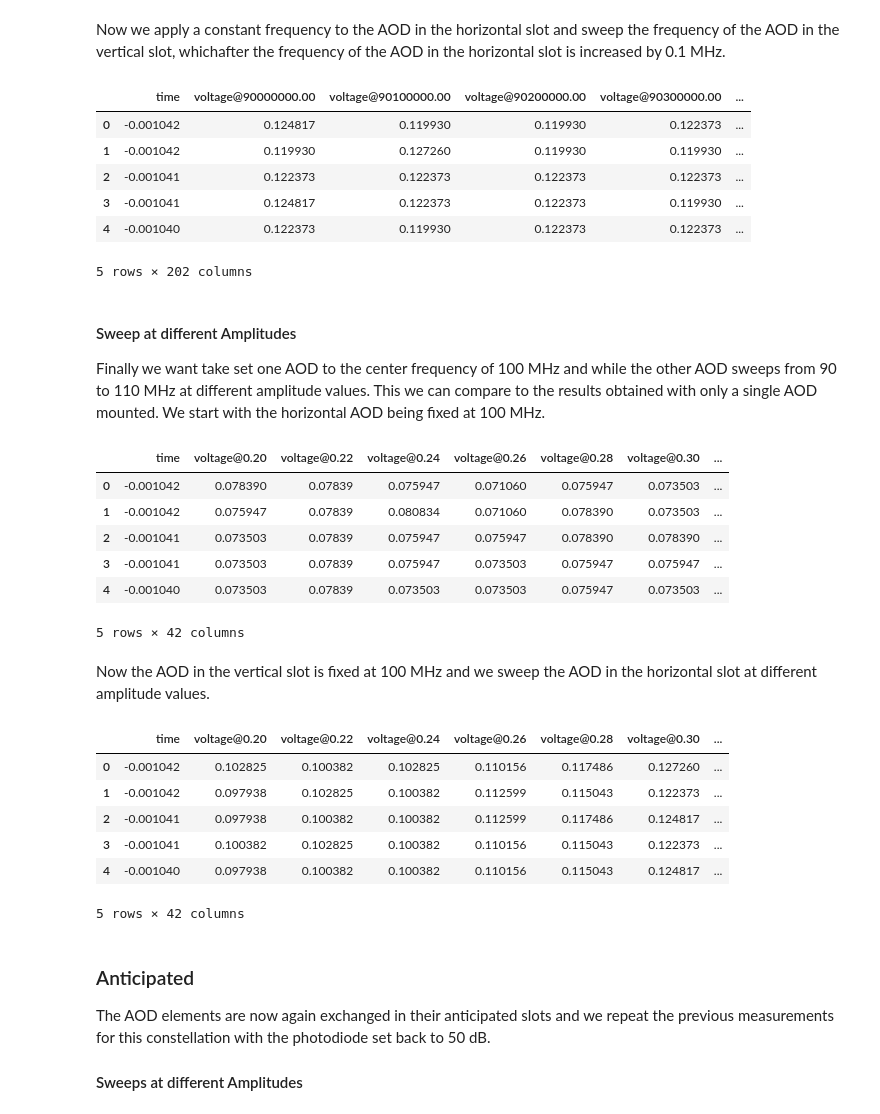
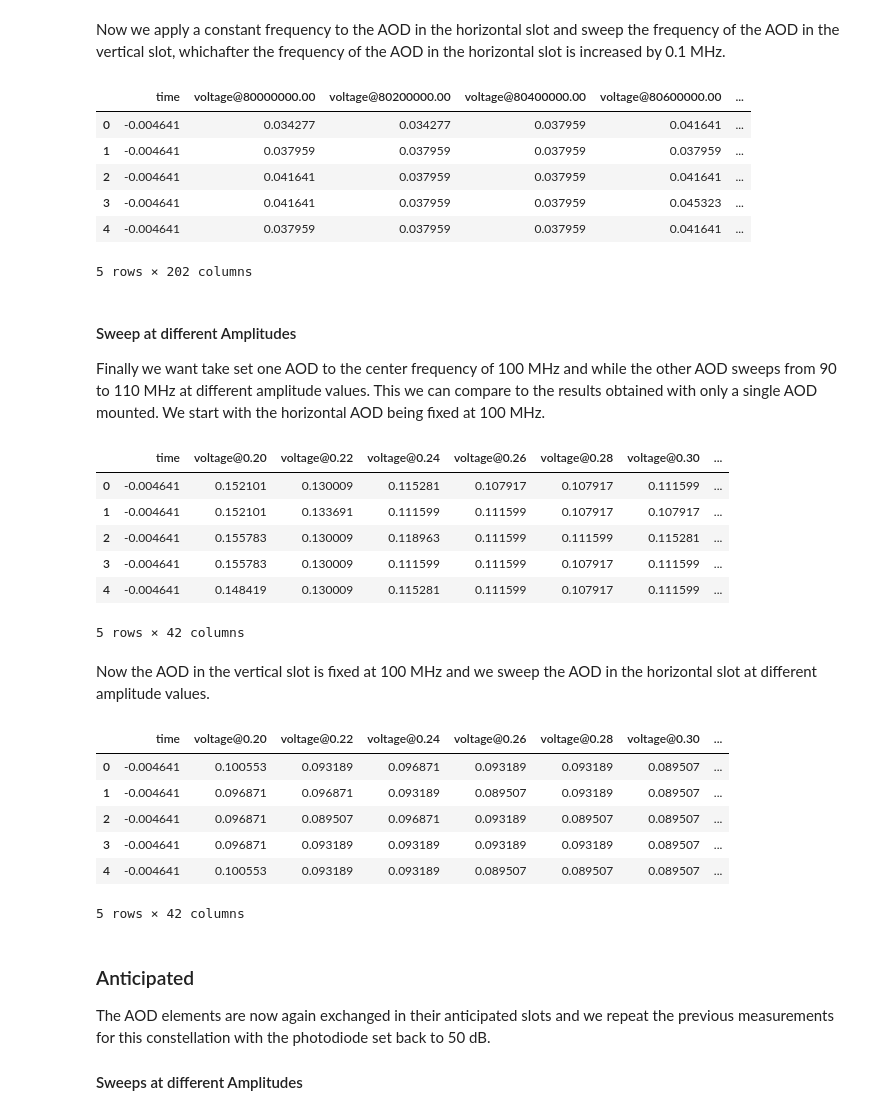
Before and after one commit to bodokaiser/bachelor-thesis, a Jupyter notebook: notebook/measurement/intensity-distribution.ipynb, the cells around one changed output. Cells and saved outputs as stored; diff of their text form; code cells hidden in the pictures.

Commit message:
reconducted intensity distribution experiment

```diff
--- a/notebook/measurement/intensity-distribution.ipynb
+++ b/notebook/measurement/intensity-distribution.ipynb
@@ -25,6 +24,10 @@ scope.holla()
 # %% [markdown]
 We will do multiple runs at different amplitudes. The following function will merge these runs into a single data frame with one time scale but different voltages for the different amplitude levels.
 # %%
+datadir = '../../dataset/intensity'
+
+os.makedirs(datadir, exist_ok=True)
+
 def data_to_hdf(filename, fieldname, data):
     df = pd.DataFrame({'time': data[0][1]['time'], **{f'voltage@{d[0]:.2f}': d[1]['voltage'] for d in data}})
     df.to_hdf(filename, fieldname, complevel=9)
@@ -46,9 +49,9 @@ In the first run we will remove the vertical AOD element. The horizontal AOD ele
 data = []
 
 for A in np.arange(0.2, 1.02, .02):
-    control.aod_h(frequency=[90e6, 110e6], duration=26.84e-3, amplitude=A*np.ones(1024), nodwells=[False, True])
+    control.aod_h(frequency=[90e6, 110e6], duration=26.84e-3, amplitude=A, nodwells=[False, True])
 
     data.append((A, scope.capture()))
 
-data_to_hdf('../dataset/intensity/unpaired-amplitude.h5', 'horizontal_element_horizontal_socket', data).head(5)
+data_to_hdf(os.path.join(datadir, 'unpaired-amplitude.h5'), 'horizontal_element_horizontal_socket', data).head(5)
 # %% [output]
@@ -172,21 +158,21 @@ Now we apply a constant frequency to the AOD in the horizontal slot and sweep th
 # %%
 data = []
 
-control.aod_v(frequency=[90e6, 110e6], duration=26.84e-3, amplitude=np.ones(1024), nodwells=[False, True])
+control.aod_v(frequency=[80e6, 120e6], duration=260e-3, amplitude=1, nodwells=[False, True])
 
-for f_h in np.arange(90e6, 110e6+1e5, 1e5):
+for f_h in np.arange(80e6, 120e6+2e5, 2e5):
     control.aod_h(frequency=f_h)
 
     data.append((f_h, scope.capture()))
 
-data_to_hdf('../dataset/intensity/paired-exchanged-frequency.h5', 'hsweep', data).head(5)
+data_to_hdf(os.path.join(datadir, 'exchanged-frequency.h5'), 'hsweep', data).head(5)
 # %% [output]
-|  | time | voltage@90000000.00 | voltage@90100000.00 | voltage@90200000.00 | voltage@90300000.00 | ... |
-| 0 | -0.001042 | 0.124817 | 0.119930 | 0.119930 | 0.122373 | ... |
-| 1 | -0.001042 | 0.119930 | 0.127260 | 0.119930 | 0.119930 | ... |
-| 2 | -0.001041 | 0.122373 | 0.122373 | 0.122373 | 0.122373 | ... |
-| 3 | -0.001041 | 0.124817 | 0.122373 | 0.122373 | 0.119930 | ... |
-| 4 | -0.001040 | 0.122373 | 0.119930 | 0.122373 | 0.122373 | ... |
+|  | time | voltage@80000000.00 | voltage@80200000.00 | voltage@80400000.00 | voltage@80600000.00 | ... |
+| 0 | -0.004641 | 0.034277 | 0.034277 | 0.037959 | 0.041641 | ... |
+| 1 | -0.004641 | 0.037959 | 0.037959 | 0.037959 | 0.037959 | ... |
+| 2 | -0.004641 | 0.041641 | 0.037959 | 0.037959 | 0.041641 | ... |
+| 3 | -0.004641 | 0.041641 | 0.037959 | 0.037959 | 0.045323 | ... |
+| 4 | -0.004641 | 0.037959 | 0.037959 | 0.037959 | 0.041641 | ... |
 5 rows × 202 columns
 # %% [markdown]
 #### Sweep at different Amplitudes
@@ -195,21 +181,21 @@ Finally we want take set one AOD to the center frequency of 100 MHz and while th
 # %%
 data = []
 
 control.aod_h(frequency=100e6)
 
 for A in np.arange(0.2, 1.02, .02):
-    control.aod_v(frequency=[90e6, 110e6], duration=26.84e-3, amplitude=A*np.ones(1024), nodwells=[False, True])
+    control.aod_v(frequency=[80e6, 120e6], duration=260e-3, amplitude=A, nodwells=[False, True])
 
     data.append((A, scope.capture()))
 
-data_to_hdf('../dataset/intensity/paired-exchanged-amplitude.h5', 'vsweep', data).head(5)
+data_to_hdf(os.path.join(datadir, 'exchanged-amplitude.h5'), 'vsweep', data).head(5)
 # %% [output]
 |  | time | voltage@0.20 | voltage@0.22 | voltage@0.24 | voltage@0.26 | voltage@0.28 | voltage@0.30 | ... |
-| 0 | -0.001042 | 0.078390 | 0.07839 | 0.075947 | 0.071060 | 0.075947 | 0.073503 | ... |
-| 1 | -0.001042 | 0.075947 | 0.07839 | 0.080834 | 0.071060 | 0.078390 | 0.073503 | ... |
-| 2 | -0.001041 | 0.073503 | 0.07839 | 0.075947 | 0.075947 | 0.078390 | 0.078390 | ... |
-| 3 | -0.001041 | 0.073503 | 0.07839 | 0.075947 | 0.073503 | 0.075947 | 0.075947 | ... |
-| 4 | -0.001040 | 0.073503 | 0.07839 | 0.073503 | 0.073503 | 0.075947 | 0.073503 | ... |
+| 0 | -0.004641 | 0.152101 | 0.130009 | 0.115281 | 0.107917 | 0.107917 | 0.111599 | ... |
+| 1 | -0.004641 | 0.152101 | 0.133691 | 0.111599 | 0.111599 | 0.107917 | 0.107917 | ... |
+| 2 | -0.004641 | 0.155783 | 0.130009 | 0.118963 | 0.111599 | 0.111599 | 0.115281 | ... |
+| 3 | -0.004641 | 0.155783 | 0.130009 | 0.111599 | 0.111599 | 0.107917 | 0.111599 | ... |
+| 4 | -0.004641 | 0.148419 | 0.130009 | 0.115281 | 0.111599 | 0.107917 | 0.111599 | ... |
 5 rows × 42 columns
 # %% [markdown]
 Now the AOD in the vertical slot is fixed at 100 MHz and we sweep the AOD in the horizontal slot at different amplitude values.
@@ -219,18 +205,18 @@ data = []
 control.aod_v(frequency=100e6)
 
 for A in np.arange(0.2, 1.02, .02):
-    control.aod_h(frequency=[90e6, 110e6], duration=26.84e-3, amplitude=A*np.ones(1024), nodwells=[False, True])
+    control.aod_h(frequency=[80e6, 120e6], duration=260e-3, amplitude=A, nodwells=[False, True])
 
     data.append((A, scope.capture()))
 
-data_to_hdf('../dataset/intensity/paired-exchanged-amplitude.h5', 'hsweep', data).head(5)
+data_to_hdf(os.path.join(datadir, 'exchanged-amplitude.h5'), 'hsweep', data).head(5)
 # %% [output]
 |  | time | voltage@0.20 | voltage@0.22 | voltage@0.24 | voltage@0.26 | voltage@0.28 | voltage@0.30 | ... |
-| 0 | -0.001042 | 0.102825 | 0.100382 | 0.102825 | 0.110156 | 0.117486 | 0.127260 | ... |
-| 1 | -0.001042 | 0.097938 | 0.102825 | 0.100382 | 0.112599 | 0.115043 | 0.122373 | ... |
-| 2 | -0.001041 | 0.097938 | 0.100382 | 0.100382 | 0.112599 | 0.117486 | 0.124817 | ... |
-| 3 | -0.001041 | 0.100382 | 0.102825 | 0.100382 | 0.110156 | 0.115043 | 0.122373 | ... |
-| 4 | -0.001040 | 0.097938 | 0.100382 | 0.100382 | 0.110156 | 0.115043 | 0.124817 | ... |
+| 0 | -0.004641 | 0.100553 | 0.093189 | 0.096871 | 0.093189 | 0.093189 | 0.089507 | ... |
+| 1 | -0.004641 | 0.096871 | 0.096871 | 0.093189 | 0.089507 | 0.093189 | 0.089507 | ... |
+| 2 | -0.004641 | 0.096871 | 0.089507 | 0.096871 | 0.093189 | 0.089507 | 0.089507 | ... |
+| 3 | -0.004641 | 0.096871 | 0.093189 | 0.093189 | 0.093189 | 0.093189 | 0.089507 | ... |
+| 4 | -0.004641 | 0.100553 | 0.093189 | 0.093189 | 0.089507 | 0.089507 | 0.089507 | ... |
 5 rows × 42 columns
 # %% [markdown]
 ### Anticipated
```
Also changed, not shown: parts of 29 cells of this notebook, 17 other files.
